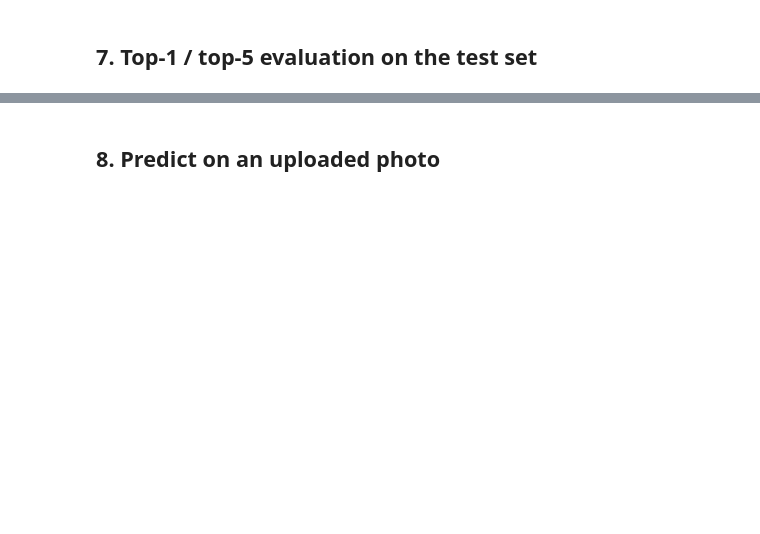
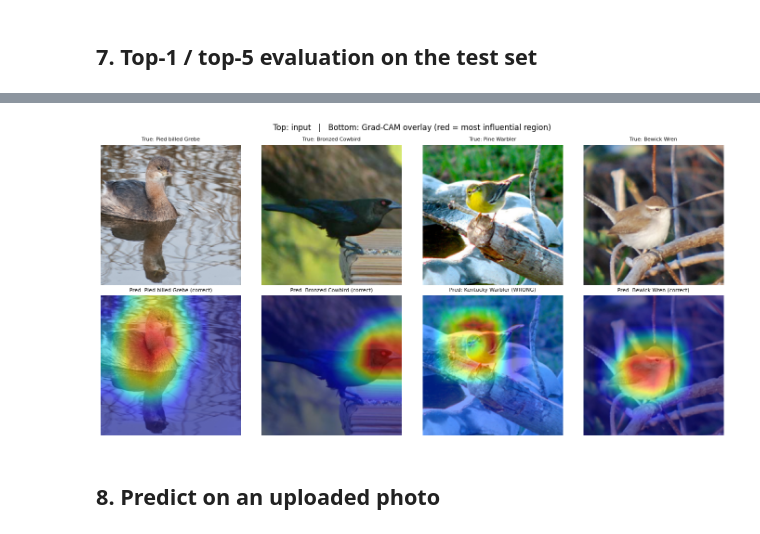
Before and after one commit to apurvapm/fine-grained-cub-classifier, a Jupyter notebook: CUB_EF~1_IPY.ipynb, the cells around one changed output, grey strips where cells are left out. Drawn from its saved outputs; the diff is of its cells as text; code cells hidden in the pictures; blank space fills up the shorter version.

```diff
--- a/CUB_EF~1_IPY.ipynb
+++ b/CUB_EF~1_IPY.ipynb
@@ -234,3 +426,65 @@ print(f"Top-5 acc: {top5/total:.4f}")
+# %%
+# ===== Grad-CAM: what is the model looking at? =====
+import torch.nn.functional as F
+import numpy as np
+import random
+
+class GradCAM:
+    """Gradient-weighted Class Activation Mapping for one target layer."""
+    def __init__(self, model, target_layer):
+        self.model = model
+        self.activations = None
+        self.gradients = None
+        self.handles = [
+            target_layer.register_forward_hook(self._save_activation),
+            target_layer.register_full_backward_hook(self._save_gradient),
+        ]
+    def _save_activation(self, module, inp, out):
+        self.activations = out.detach()
+    def _save_gradient(self, module, grad_in, grad_out):
+        self.gradients = grad_out[0].detach()
+    def __call__(self, x, class_idx=None):
+        self.model.eval()
+        logits = self.model(x)
+        if class_idx is None:
+            class_idx = logits.argmax(1).item()
+        self.model.zero_grad()
+        logits[0, class_idx].backward()
+        weights = self.gradients.mean(dim=(2, 3), keepdim=True)
+        cam = F.relu((weights * self.activations).sum(1, keepdim=True))
+        cam = F.interpolate(cam, size=x.shape[2:], mode="bilinear", align_corners=False)
+        cam = cam.squeeze().cpu().numpy()
+        cam = (cam - cam.min()) / (cam.max() - cam.min() + 1e-8)
+        return cam, class_idx
+    def remove(self):
+        for h in self.handles:
+            h.remove()
+
+gradcam = GradCAM(model, model.features[-1])
+
+idxs = random.sample(range(len(val_ds)), 4)
+fig, axes = plt.subplots(2, 4, figsize=(14, 7))
+for col, idx in enumerate(idxs):
+    img_tensor, true_label = val_ds[idx]
+    x = img_tensor.unsqueeze(0).to(device)
+    cam, pred_idx = gradcam(x)
+    orig = unnormalize(img_tensor)
+
+    axes[0, col].imshow(orig)
+    axes[0, col].set_title(f"True: {class_names[true_label]}", fontsize=8)
+    axes[0, col].axis("off")
+
+    axes[1, col].imshow(orig)
+    axes[1, col].imshow(cam, cmap="jet", alpha=0.5)
+    mark = "correct" if pred_idx == true_label else "WRONG"
+    axes[1, col].set_title(f"Pred: {class_names[pred_idx]} ({mark})", fontsize=8)
+    axes[1, col].axis("off")
+
+plt.suptitle("Top: input   |   Bottom: Grad-CAM overlay (red = most influential region)")
+plt.tight_layout(); plt.show()
+gradcam.remove()
+# %% [output]
+[figure, added]
 # %% [markdown]
 ## 8. Predict on an uploaded photo
 # %%
```
Also changed, not shown: parts of 12 cells of this notebook.
